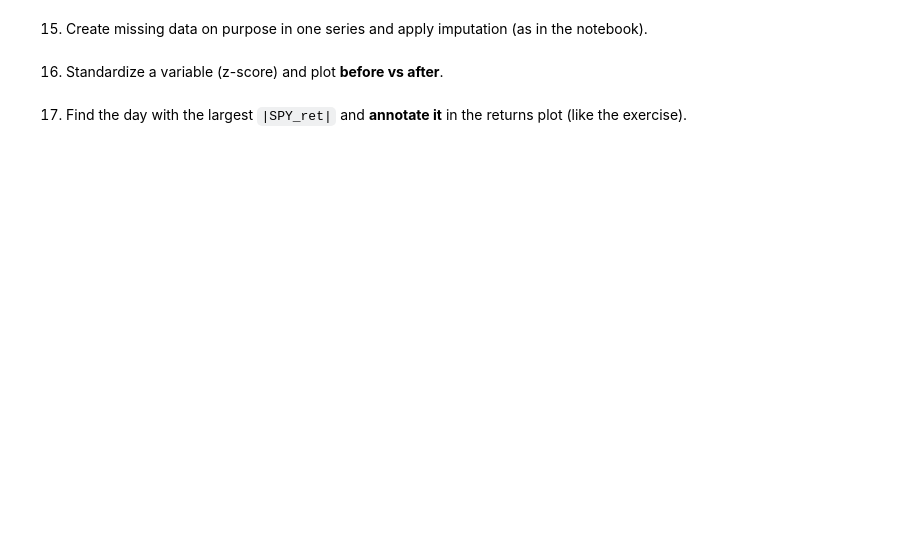
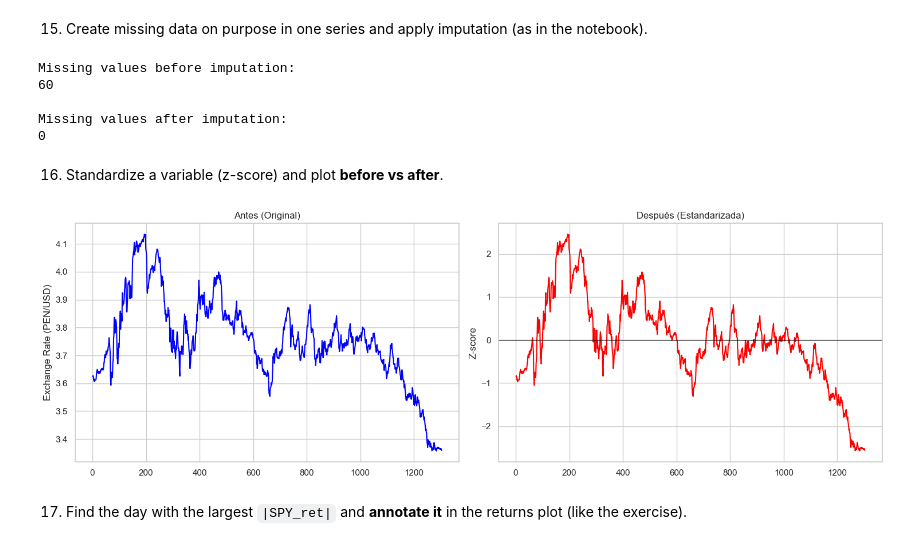
Before and after one commit to anzonyquispe/Python-for-Finance, a Jupyter notebook: homeworks/Assignment_3/Group 6.ipynb, the cells around one changed output. Drawn from its saved outputs; the diff is of its cells as text; code cells hidden in the pictures; blank space fills up the shorter version.

```diff
--- a/homeworks/Assignment_3/Group 6.ipynb
+++ b/homeworks/Assignment_3/Group 6.ipynb
@@ -434,6 +584,76 @@ plt.show()
 # %% [markdown]
 15. Create missing data on purpose in one series and apply imputation (as in the notebook).
+# %%
+# Copy to avoid modifying original data
+df_missing = df_rel.copy()
+
+# Set random seed for reproducibility
+np.random.seed(42)
+
+# Randomly choose 5% of rows to set FX_change as missing
+missing_idx = df_missing.sample(frac=0.05).index
+df_missing.loc[missing_idx, "FX_change"] = np.nan
+
+# Check missing values
+df_missing.isna().mean()
+
+df_imputed = df_missing.copy()
+df_imputed["FX_change"] = df_imputed["FX_change"].fillna(
+    df_imputed["FX_change"].mean()
+)
+
+print("Missing values before imputation:")
+print(df_missing["FX_change"].isna().sum())
+
+print("\nMissing values after imputation:")
+print(df_imputed["FX_change"].isna().sum())
+# %% [output]
+Missing values before imputation:
+60
+
+Missing values after imputation:
+0
 # %% [markdown]
 16. Standardize a variable (z-score) and plot **before vs after**.
+# %%
+# --- Select variable ---
+df_fx = (
+    df_wide_clean[["fx_interbank"]]
+    .dropna()
+    .copy()
+)
+
+# --- Z-score standardization ---
+mu = df_fx["fx_interbank"].mean()
+sigma = df_fx["fx_interbank"].std()
+
+df_fx["fx_interbank_std"] = (df_fx["fx_interbank"] - mu) / sigma
+
+# --- Plot: Before vs After ---
+fig, ax = plt.subplots(1, 2, figsize=(15, 5))
+
+# Before (original)
+df_fx["fx_interbank"].plot(
+    ax=ax[0],
+    color="blue",
+    title="Antes (Original)"
+)
+ax[0].set_ylabel("Exchange Rate (PEN/USD)")
+ax[0].grid(True)
+
+# After (standardized)
+df_fx["fx_interbank_std"].plot(
+    ax=ax[1],
+    color="red",
+    title="Después (Estandarizada)"
+)
+ax[1].axhline(0, color="black", linewidth=0.8)
+ax[1].set_ylabel("Z-score")
+ax[1].grid(True)
+
+plt.tight_layout()
+plt.show()
+# %% [output]
+[figure, added]
 # %% [markdown]
 17. Find the day with the largest `|SPY_ret|` and **annotate it** in the returns plot (like the exercise).
```
Also changed, not shown: parts of 13 cells of this notebook, 1 other file.
